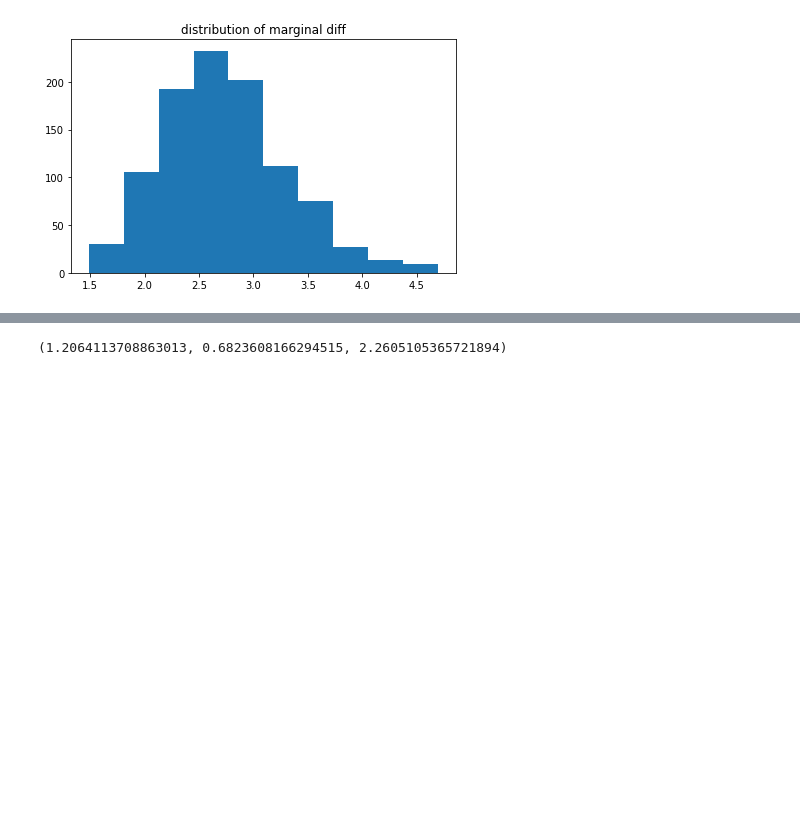
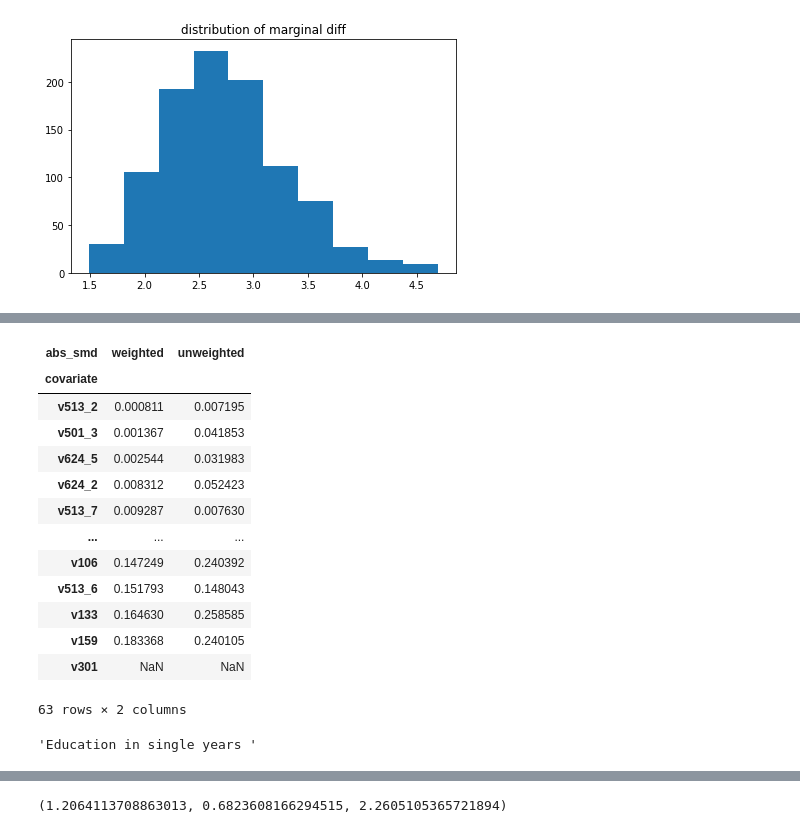
Before and after one commit to Viktour19/overlap-fp, a Jupyter notebook: ptree_exps.ipynb, the cells around one changed output, grey strips where cells are left out. Saved outputs shown, nothing was run; the diff lists cells and outputs as text; code cells hidden in the pictures; blank space fills up the shorter version.

```diff
--- a/ptree_exps.ipynb
+++ b/ptree_exps.ipynb
@@ -68,3 +68,24 @@ evaluations, X_test, a_test, y_test = propensity_model(data_path=DATA_PATH, enco
+# %%
+evaluations.scores.covariate_balance.sort_values(by='weighted')
+# %% [output]
+| abs_smd | weighted | unweighted |
+| covariate |  |  |
+| v513_2 | 0.000811 | 0.007195 |
+| v501_3 | 0.001367 | 0.041853 |
+| v624_5 | 0.002544 | 0.031983 |
+| v624_2 | 0.008312 | 0.052423 |
+| v513_7 | 0.009287 | 0.007630 |
+| ... | ... | ... |
+| v106 | 0.147249 | 0.240392 |
+| v513_6 | 0.151793 | 0.148043 |
+| v133 | 0.164630 | 0.258585 |
+| v159 | 0.183368 | 0.240105 |
+| v301 | NaN | NaN |
+63 rows × 2 columns
+# %%
+description('v133',varenc)
+# %% [output]
+'Education in single years '
 # %%
 covbal_eval(evaluations, 3)
 # %% [output]
```
Also changed, not shown: parts of 5 cells of this notebook, 18 other files.
